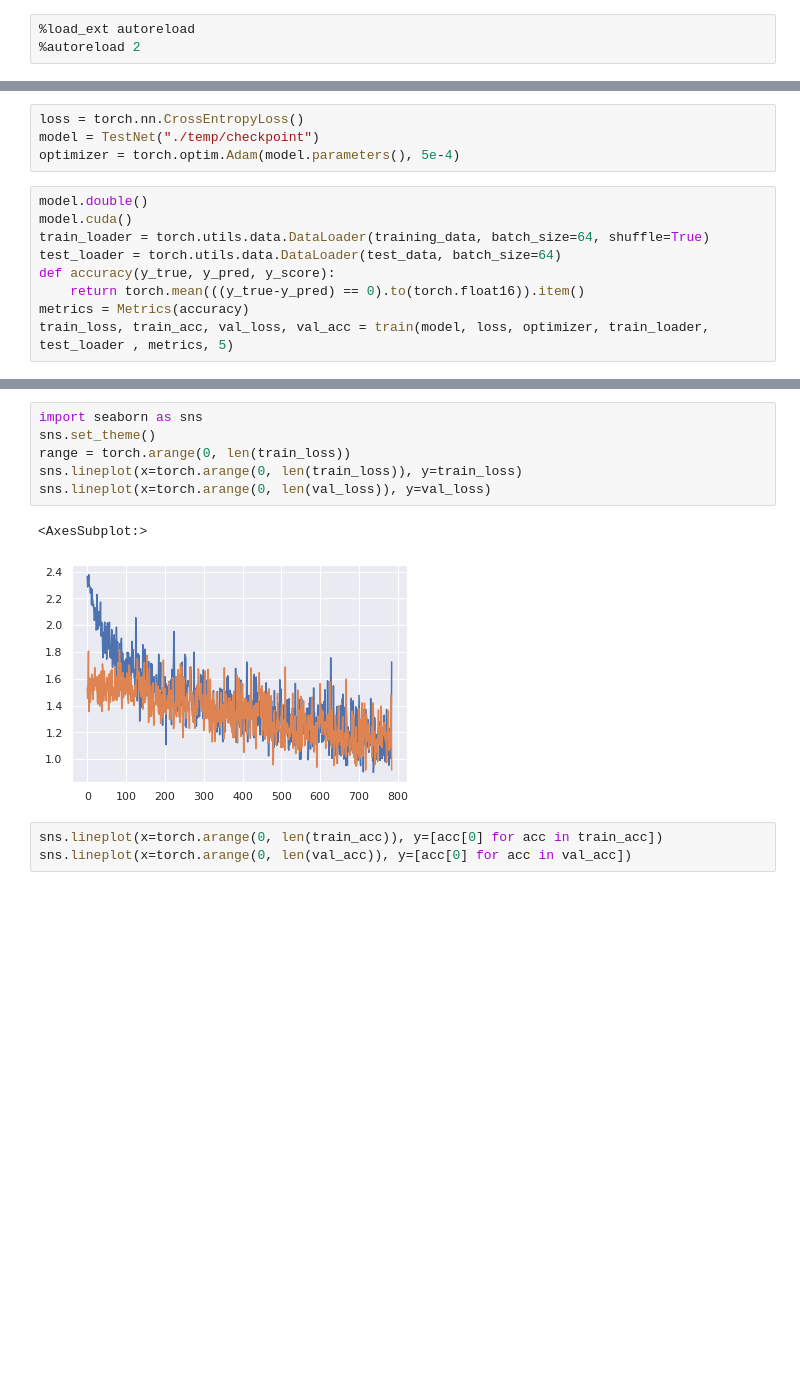
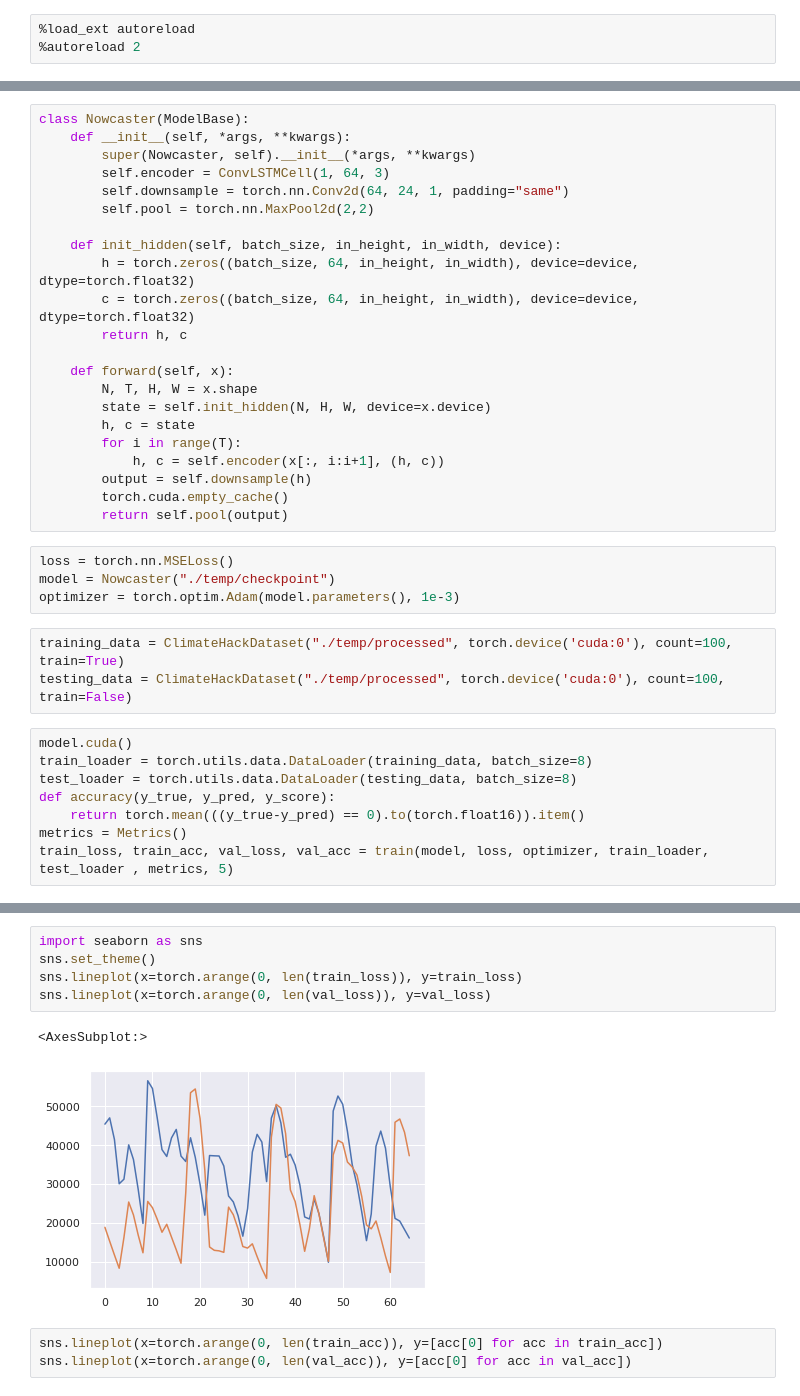
Before and after one commit to skunichetty/climate-hack, a Jupyter notebook: testing.ipynb, the cells around one changed output, grey strips where cells are left out. Cells and saved outputs as stored; diff of their text form; blank space fills up the shorter version.

Commit message:
Adding ConvLSTM + training loop

```diff
--- a/testing.ipynb
+++ b/testing.ipynb
@@ -146,15 +10,39 @@ test_data = CifarTestDataset("./temp/cifar-10-batches-py", device="cuda")
+# %%
+class Nowcaster(ModelBase):
+    def __init__(self, *args, **kwargs):
+        super(Nowcaster, self).__init__(*args, **kwargs)
+        self.encoder = ConvLSTMCell(1, 64, 3)
+        self.downsample = torch.nn.Conv2d(64, 24, 1, padding="same")
+        self.pool = torch.nn.MaxPool2d(2,2)
+
+    def init_hidden(self, batch_size, in_height, in_width, device):
+        h = torch.zeros((batch_size, 64, in_height, in_width), device=device, dtype=torch.float32)
+        c = torch.zeros((batch_size, 64, in_height, in_width), device=device, dtype=torch.float32)
+        return h, c
+
+    def forward(self, x):
+        N, T, H, W = x.shape
+        state = self.init_hidden(N, H, W, device=x.device)
+        h, c = state
+        for i in range(T):
+            h, c = self.encoder(x[:, i:i+1], (h, c))
+        output = self.downsample(h)
+        torch.cuda.empty_cache()
+        return self.pool(output)
 # %%
-loss = torch.nn.CrossEntropyLoss()
-model = TestNet("./temp/checkpoint")
-optimizer = torch.optim.Adam(model.parameters(), 5e-4)
+loss = torch.nn.MSELoss()
+model = Nowcaster("./temp/checkpoint")
+optimizer = torch.optim.Adam(model.parameters(), 1e-3)
+# %%
+training_data = ClimateHackDataset("./temp/processed", torch.device('cuda:0'), count=100, train=True)
+testing_data = ClimateHackDataset("./temp/processed", torch.device('cuda:0'), count=100, train=False)
 # %%
-model.double()
 model.cuda()
-train_loader = torch.utils.data.DataLoader(training_data, batch_size=64, shuffle=True)
-test_loader = torch.utils.data.DataLoader(test_data, batch_size=64)
+train_loader = torch.utils.data.DataLoader(training_data, batch_size=8)
+test_loader = torch.utils.data.DataLoader(testing_data, batch_size=8)
 def accuracy(y_true, y_pred, y_score):
     return torch.mean(((y_true-y_pred) == 0).to(torch.float16)).item()
-metrics = Metrics(accuracy)
+metrics = Metrics()
 train_loss, train_acc, val_loss, val_acc = train(model, loss, optimizer, train_loader, test_loader , metrics, 5)
 # %% [output]
 ══════════ Epoch 1 ══════════
@@ -180,12 +68,11 @@ Train Loss: 1.7256770828388144, Val Loss: 0.9198506854190414
 # %%
 import seaborn as sns
 sns.set_theme()
-range = torch.arange(0, len(train_loss))
 sns.lineplot(x=torch.arange(0, len(train_loss)), y=train_loss)
 sns.lineplot(x=torch.arange(0, len(val_loss)), y=val_loss)
 # %% [output]
 <AxesSubplot:>
-[figure, old version]
+[figure, new version]
 # %%
 sns.lineplot(x=torch.arange(0, len(train_acc)), y=[acc[0] for acc in train_acc])
 sns.lineplot(x=torch.arange(0, len(val_acc)), y=[acc[0] for acc in val_acc])
```
Also changed, not shown: parts of 7 cells of this notebook, 3 other files.
